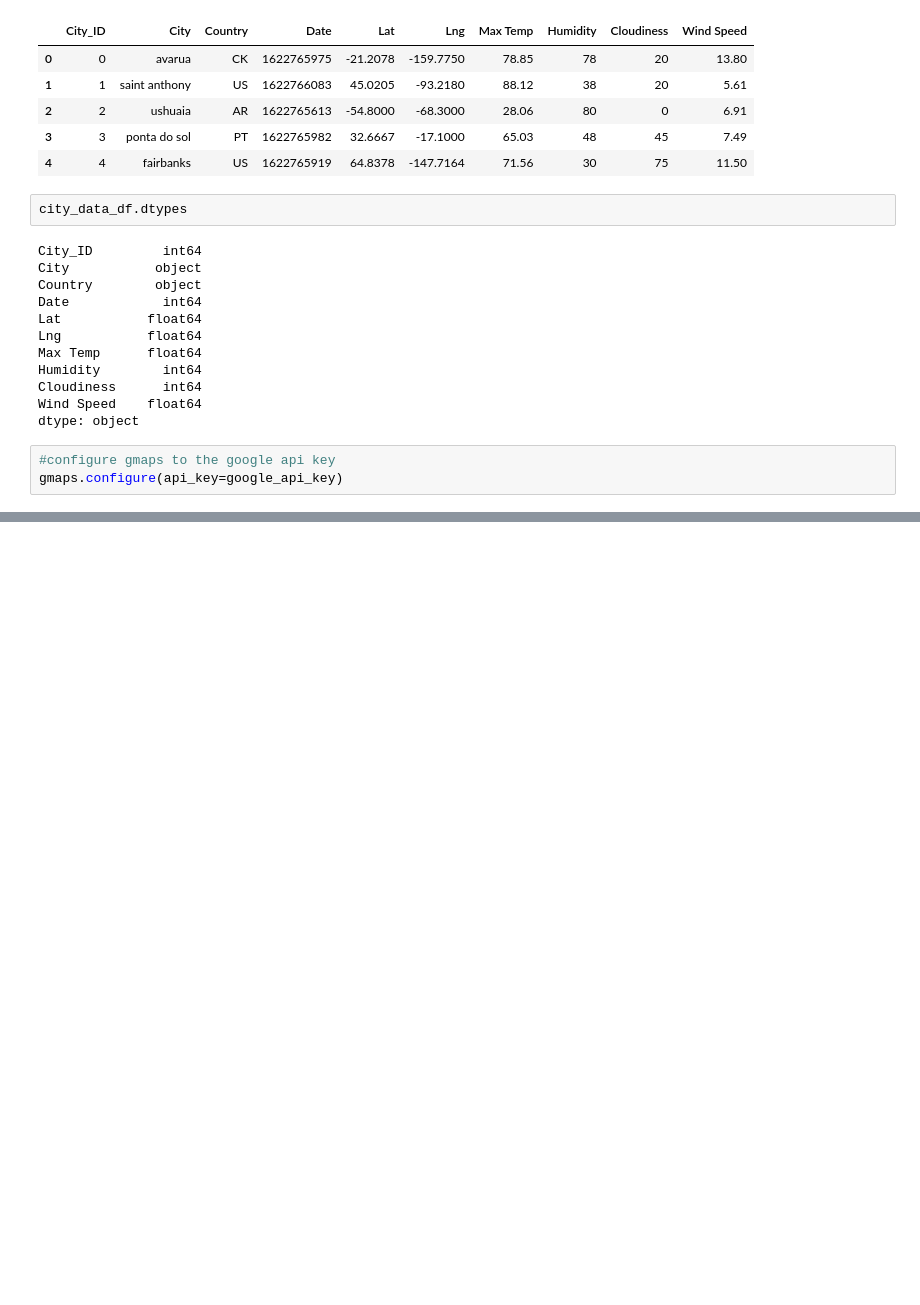
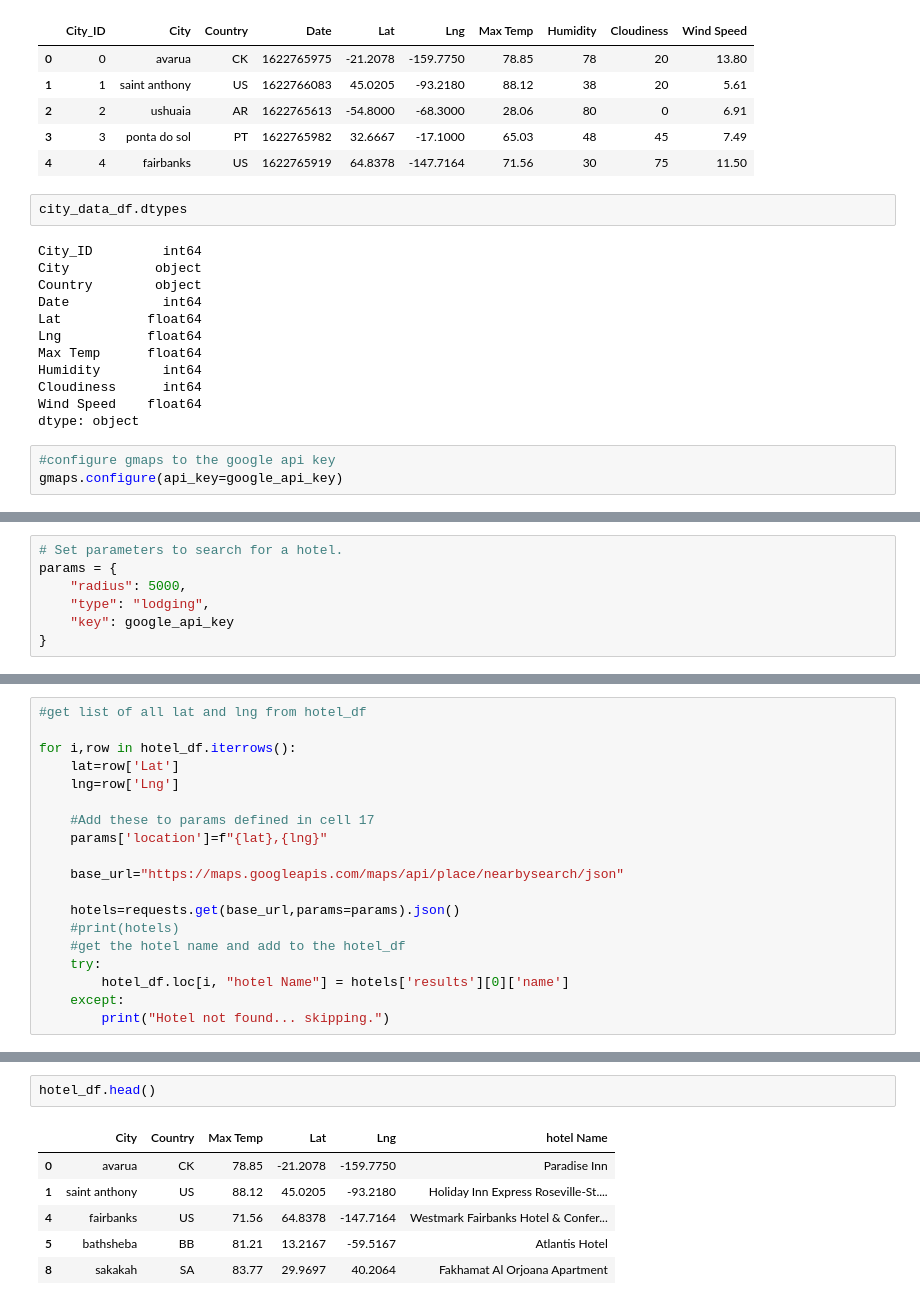
Before and after one commit to shaileeM/World_Weather_Analysis, a Jupyter notebook: VacationPy.ipynb, the cells around one changed output, grey strips where cells are left out. Saved outputs shown, nothing was run; the diff lists cells and outputs as text; blank space fills up the shorter version.

```diff
--- a/VacationPy.ipynb
+++ b/VacationPy.ipynb
@@ -148,0 +174,7 @@ preferred_cities_df.count()
+# %%
+# Set parameters to search for a hotel.
+params = {
+    "radius": 5000,
+    "type": "lodging",
+    "key": google_api_key
+}
@@ -148,0 +204,19 @@ preferred_cities_df.count()
+# %%
+#get list of all lat and lng from hotel_df
+
+for i,row in hotel_df.iterrows():
+    lat=row['Lat']
+    lng=row['Lng']
+
+    #Add these to params defined in cell 17
+    params['location']=f"{lat},{lng}"
+
+    base_url="https://maps.googleapis.com/maps/api/place/nearbysearch/json"
+
+    hotels=requests.get(base_url,params=params).json()
+    #print(hotels)
+    #get the hotel name and add to the hotel_df
+    try:
+        hotel_df.loc[i, "hotel Name"] = hotels['results'][0]['name']
+    except:
+        print("Hotel not found... skipping.")
@@ -148,0 +233,9 @@ preferred_cities_df.count()
+# %%
+hotel_df.head()
+# %% [output]
+|  | City | Country | Max Temp | Lat | Lng | hotel Name |
+| 0 | avarua | CK | 78.85 | -21.2078 | -159.7750 | Paradise Inn |
+| 1 | saint anthony | US | 88.12 | 45.0205 | -93.2180 | Holiday Inn Express Roseville-St.... |
+| 4 | fairbanks | US | 71.56 | 64.8378 | -147.7164 | Westmark Fairbanks Hotel & Confer... |
+| 5 | bathsheba | BB | 81.21 | 13.2167 | -59.5167 | Atlantis Hotel |
+| 8 | sakakah | SA | 83.77 | 29.9697 | 40.2064 | Fakhamat Al Orjoana Apartment |
```
Also changed, not shown: parts of 12 cells of this notebook.
